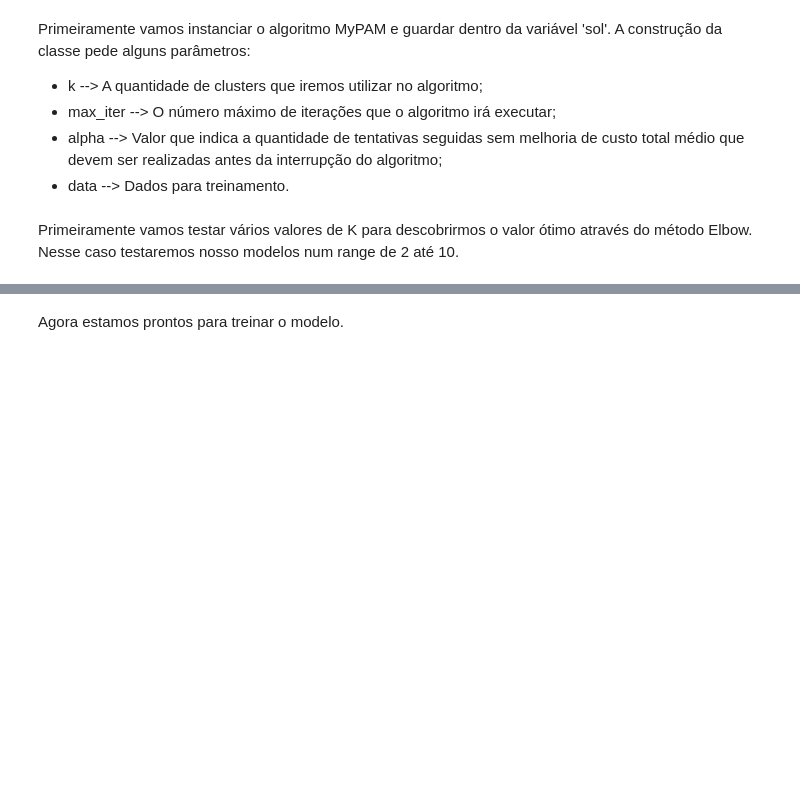
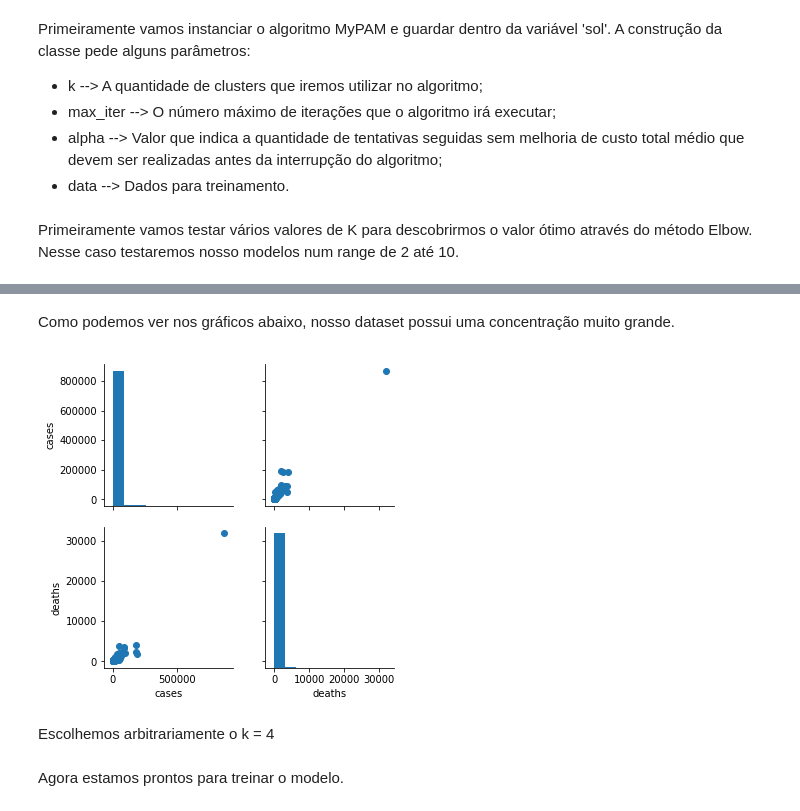
Before and after one commit to hmaas00/trab2, a Jupyter notebook: pam.ipynb, the cells around one changed output, grey strips where cells are left out. Cells and saved outputs as stored; diff of their text form; code cells hidden in the pictures; blank space fills up the shorter version.

```diff
--- a/pam.ipynb
+++ b/pam.ipynb
@@ -301,3 +302,16 @@ No eixo Y temos a inércia de cada iteração do algoritmo. Percebemos que quand
+# %% [markdown]
+Como podemos ver nos gráficos abaixo, nosso dataset possui uma concentração muito grande.
+# %%
+import seaborn as sns
+import matplotlib.pyplot as plt
+g = sns.PairGrid(df[['cases','deaths']])
+g.map_diag(plt.hist)
+g.map_offdiag(plt.scatter)
+plt.show()
+# %% [output]
+[figure, added]
+# %% [markdown]
+Escolhemos arbitrariamente o k = 4
 # %%
 ## reinstanciando o modelo com novo valor de K
 
```
Also changed, not shown: parts of 20 cells of this notebook, 1 other file.
